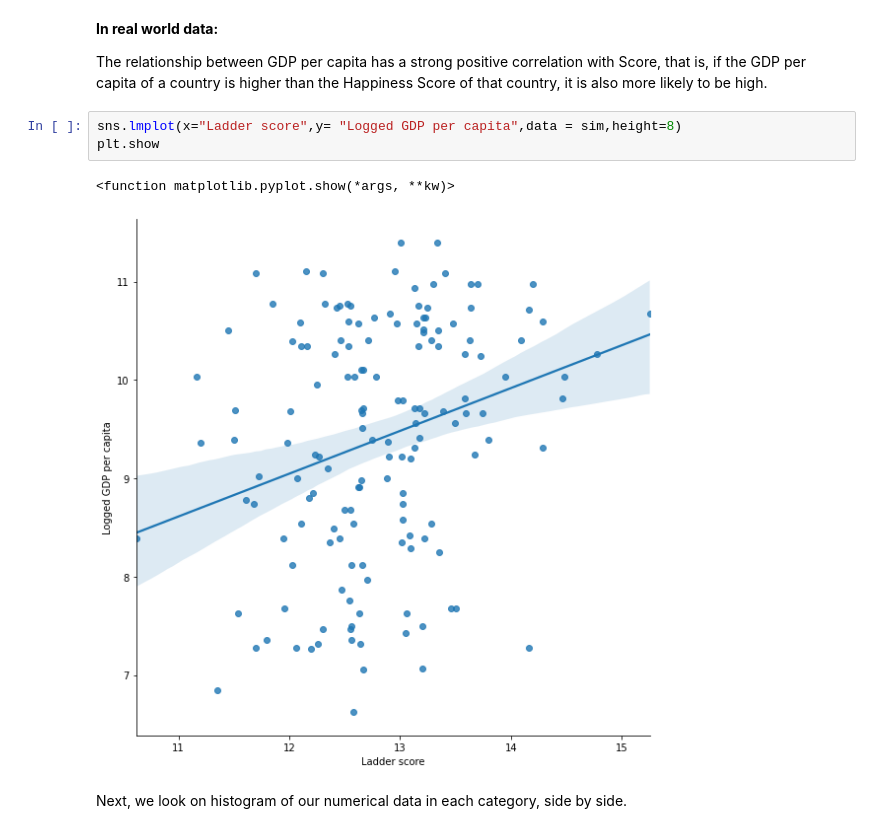
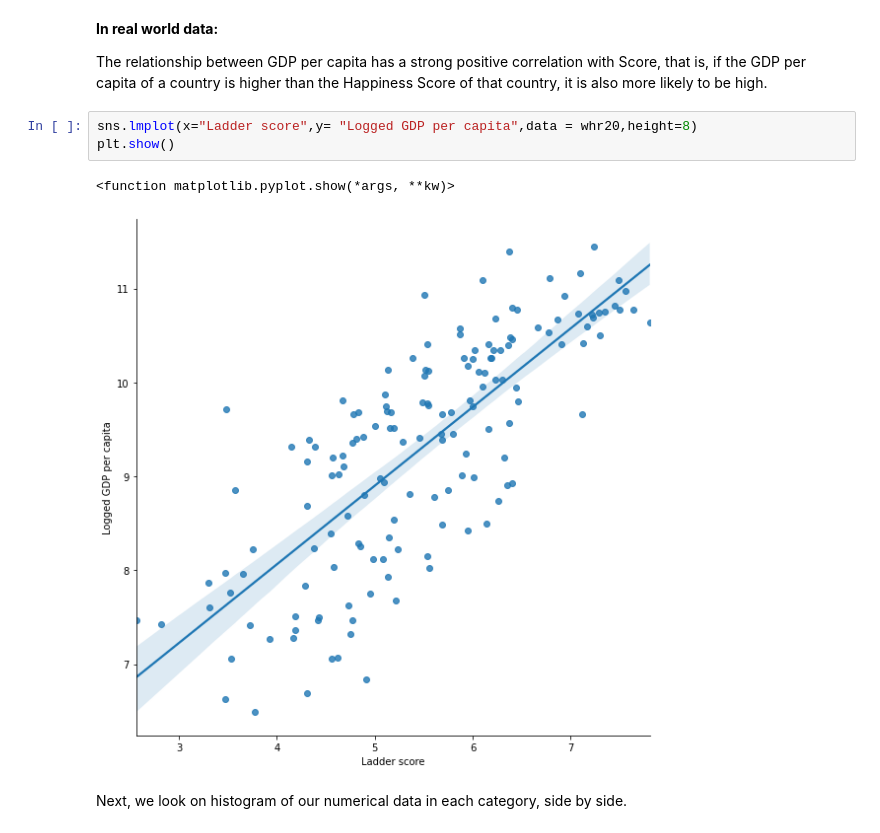
Before and after one commit to radekv23/rwp, a Jupyter notebook: WHR.ipynb, the cells around one changed output. Drawn from its saved outputs; the diff is of its cells as text.

```diff
--- a/WHR.ipynb
+++ b/WHR.ipynb
@@ -466,11 +466,11 @@ plt.show
 
 The relationship between GDP per capita has a strong positive correlation with Score, that is, if the GDP per capita of a country is higher than the Happiness Score of that country, it is also more likely to be high.
 # %%
-sns.lmplot(x="Ladder score",y= "Logged GDP per capita",data = sim,height=8)
-plt.show
+sns.lmplot(x="Ladder score",y= "Logged GDP per capita",data = whr20,height=8)
+plt.show()
 # %% [output]
 <function matplotlib.pyplot.show(*args, **kw)>
-[figure, old version]
+[figure, new version]
 # %% [markdown]
 Next, we look on histogram of our numerical data in each category, side by side.
 # %%
```
Also changed, not shown: parts of 23 cells of this notebook.
